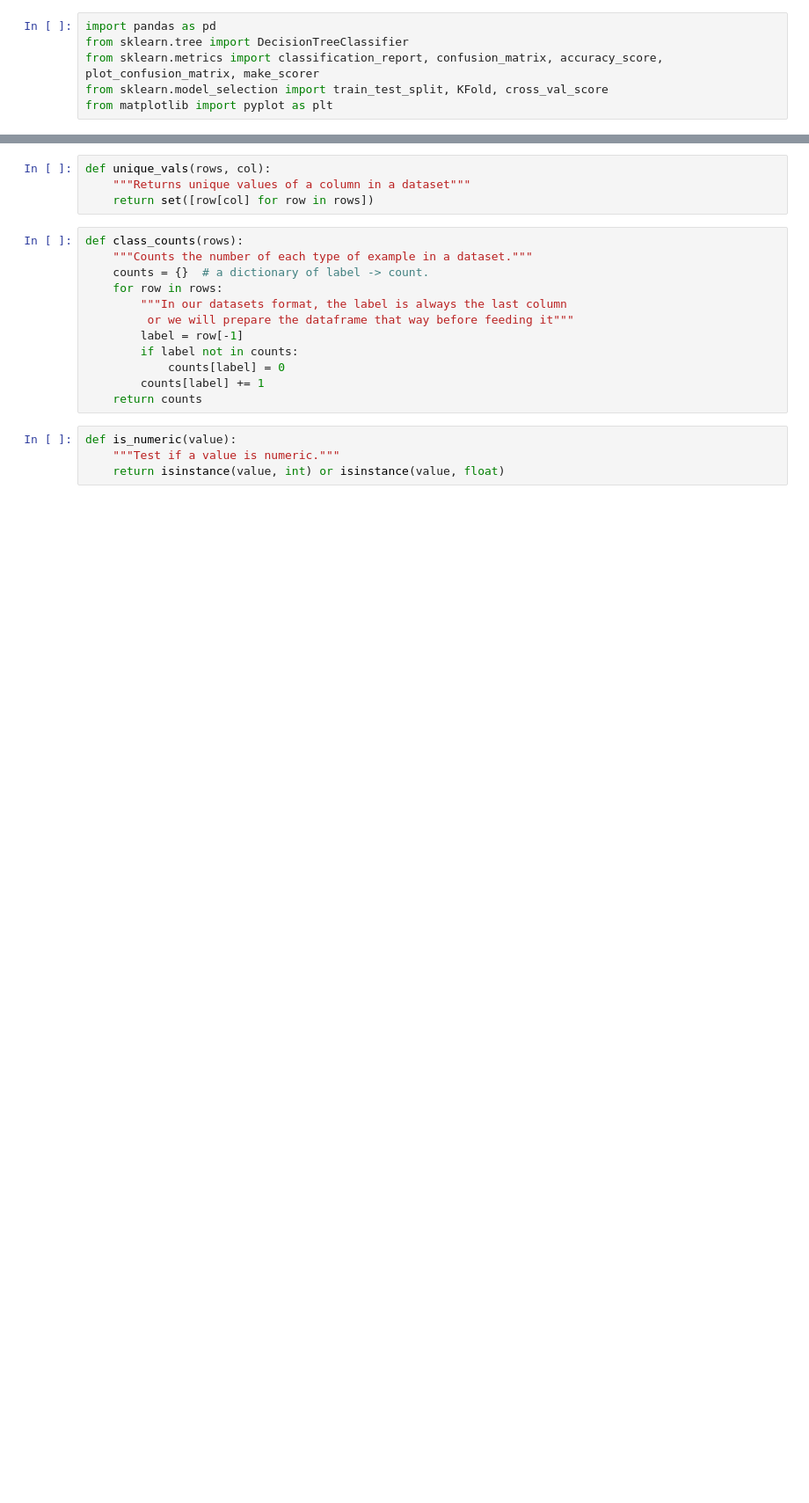
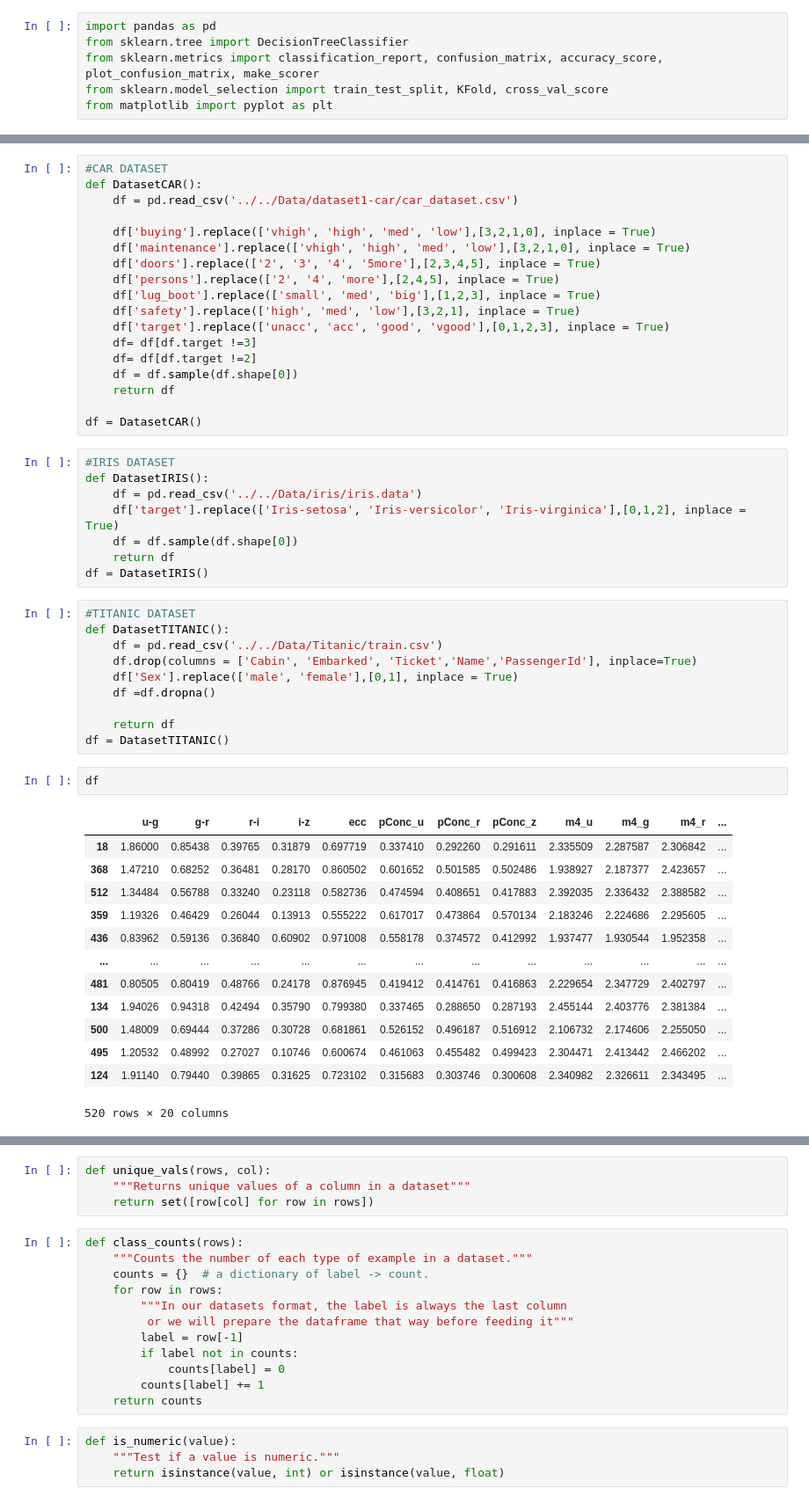
Before and after one commit to codezart/Machine-learning-algorithm-analysis, a Jupyter notebook: Algorithms/notebooks/DecisionTrees.ipynb, the cells around one changed output, grey strips where cells are left out. Shown at 88% size. Drawn from its saved outputs; the diff is of its cells as text; blank space fills up the shorter version.

```diff
--- a/Algorithms/notebooks/DecisionTrees.ipynb
+++ b/Algorithms/notebooks/DecisionTrees.ipynb
@@ -12,0 +24,52 @@ header = sydney_dataset.columns
+# %%
+#CAR DATASET
+def DatasetCAR():
+    df = pd.read_csv('../../Data/dataset1-car/car_dataset.csv')
+
+    df['buying'].replace(['vhigh', 'high', 'med', 'low'],[3,2,1,0], inplace = True)
+    df['maintenance'].replace(['vhigh', 'high', 'med', 'low'],[3,2,1,0], inplace = True)
+    df['doors'].replace(['2', '3', '4', '5more'],[2,3,4,5], inplace = True)
+    df['persons'].replace(['2', '4', 'more'],[2,4,5], inplace = True)
+    df['lug_boot'].replace(['small', 'med', 'big'],[1,2,3], inplace = True)
+    df['safety'].replace(['high', 'med', 'low'],[3,2,1], inplace = True)
+    df['target'].replace(['unacc', 'acc', 'good', 'vgood'],[0,1,2,3], inplace = True)
+    df= df[df.target !=3]
+    df= df[df.target !=2]
+    df = df.sample(df.shape[0])
+    return df
+
+df = DatasetCAR()
+# %%
+#IRIS DATASET
+def DatasetIRIS():
+    df = pd.read_csv('../../Data/iris/iris.data')
+    df['target'].replace(['Iris-setosa', 'Iris-versicolor', 'Iris-virginica'],[0,1,2], inplace = True)
+    df = df.sample(df.shape[0])
+    return df
+df = DatasetIRIS()
+# %%
+#TITANIC DATASET
+def DatasetTITANIC():
+    df = pd.read_csv('../../Data/Titanic/train.csv')
+    df.drop(columns = ['Cabin', 'Embarked', 'Ticket','Name','PassengerId'], inplace=True)
+    df['Sex'].replace(['male', 'female'],[0,1], inplace = True)
+    df =df.dropna()
+
+    return df
+df = DatasetTITANIC()
+# %%
+df
+# %% [output]
+|  | u-g | g-r | r-i | i-z | ecc | pConc_u | pConc_r | pConc_z | m4_u | m4_g | m4_r | ... |
+| 18 | 1.86000 | 0.85438 | 0.39765 | 0.31879 | 0.697719 | 0.337410 | 0.292260 | 0.291611 | 2.335509 | 2.287587 | 2.306842 | ... |
+| 368 | 1.47210 | 0.68252 | 0.36481 | 0.28170 | 0.860502 | 0.601652 | 0.501585 | 0.502486 | 1.938927 | 2.187377 | 2.423657 | ... |
+| 512 | 1.34484 | 0.56788 | 0.33240 | 0.23118 | 0.582736 | 0.474594 | 0.408651 | 0.417883 | 2.392035 | 2.336432 | 2.388582 | ... |
+| 359 | 1.19326 | 0.46429 | 0.26044 | 0.13913 | 0.555222 | 0.617017 | 0.473864 | 0.570134 | 2.183246 | 2.224686 | 2.295605 | ... |
+| 436 | 0.83962 | 0.59136 | 0.36840 | 0.60902 | 0.971008 | 0.558178 | 0.374572 | 0.412992 | 1.937477 | 1.930544 | 1.952358 | ... |
+| ... | ... | ... | ... | ... | ... | ... | ... | ... | ... | ... | ... | ... |
+| 481 | 0.80505 | 0.80419 | 0.48766 | 0.24178 | 0.876945 | 0.419412 | 0.414761 | 0.416863 | 2.229654 | 2.347729 | 2.402797 | ... |
+| 134 | 1.94026 | 0.94318 | 0.42494 | 0.35790 | 0.799380 | 0.337465 | 0.288650 | 0.287193 | 2.455144 | 2.403776 | 2.381384 | ... |
+| 500 | 1.48009 | 0.69444 | 0.37286 | 0.30728 | 0.681861 | 0.526152 | 0.496187 | 0.516912 | 2.106732 | 2.174606 | 2.255050 | ... |
+| 495 | 1.20532 | 0.48992 | 0.27027 | 0.10746 | 0.600674 | 0.461063 | 0.455482 | 0.499423 | 2.304471 | 2.413442 | 2.466202 | ... |
+| 124 | 1.91140 | 0.79440 | 0.39865 | 0.31625 | 0.723102 | 0.315683 | 0.303746 | 0.300608 | 2.340982 | 2.326611 | 2.343495 | ... |
+520 rows × 20 columns
```
Also changed, not shown: parts of 7 cells of this notebook, 8 other files.
